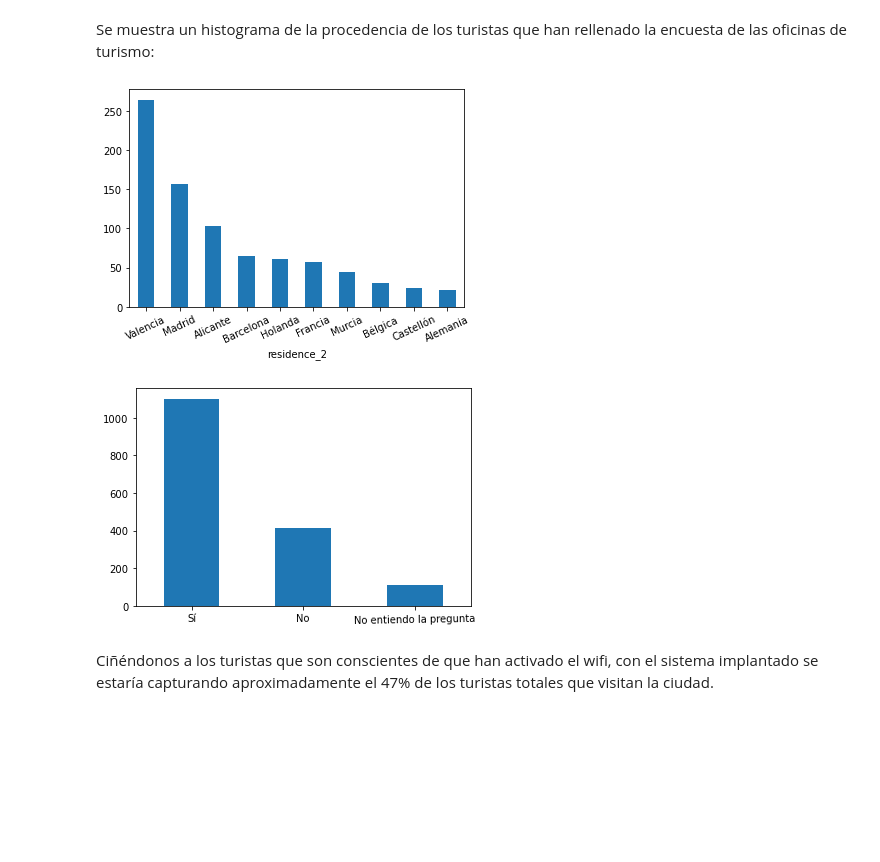
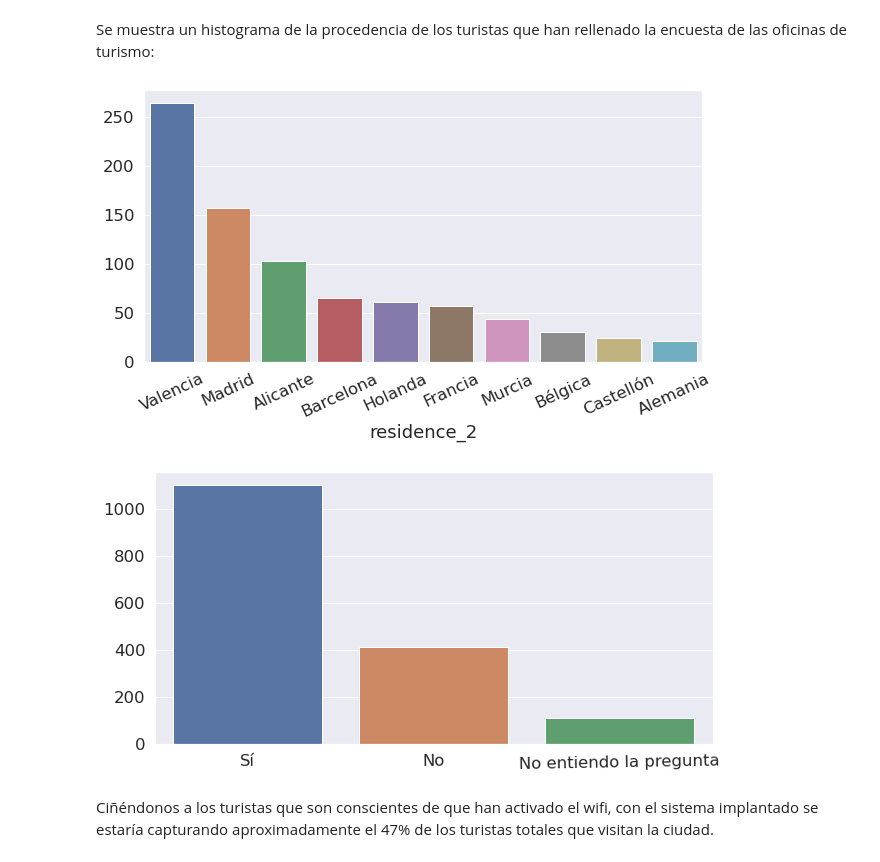
Before and after one commit to luperezsal/AlcoiTourist, a Jupyter notebook: Proyecto3_2.ipynb, the cells around one changed output. Saved outputs shown, nothing was run; the diff lists cells and outputs as text; code cells hidden in the pictures; blank space fills up the shorter version.

Commit message:
[REFACTOR] Color graphics

```diff
--- a/Proyecto3_2.ipynb
+++ b/Proyecto3_2.ipynb
@@ -183,19 +183,24 @@ Se muestra un histograma de la procedencia de los turistas que han rellenado la
 # %%
 import seaborn as sns
 import matplotlib.pyplot as plt
 
 top_visitor_places = quiz_df.groupby(['residence_2'])['residence_2'].count().sort_values(ascending = False)
-histogram = top_visitor_places[:10].plot(kind='bar')
+plt.figure(figsize=(10, 5))
+histogram = sns.barplot(x = top_visitor_places[:10].index,
+                        y = top_visitor_places[:10].values)
 histogram.tick_params(axis='x', rotation=25)
 # %% [output]
-[figure, old version]
+[figure, new version]
 # %%
 tourist_wifi_enabled = quiz_df[quiz_df['residence_1'] != 'Alcoi']['wifi_enabled'].value_counts()
 
-histogram = tourist_wifi_enabled.plot(kind='bar')
+plt.figure(figsize=(10, 5))
+histogram = sns.barplot(x = tourist_wifi_enabled.index,
+                        y = tourist_wifi_enabled.values)
+
 histogram.tick_params(axis='x', rotation = 1)
 # %% [output]
-[figure, old version]
+[figure, new version]
 # %% [markdown]
 Ciñéndonos a los turistas que son conscientes de que han activado el wifi, con el sistema implantado se estaría capturando aproximadamente el 47% de los turistas totales que visitan la ciudad.
 # %%
```
